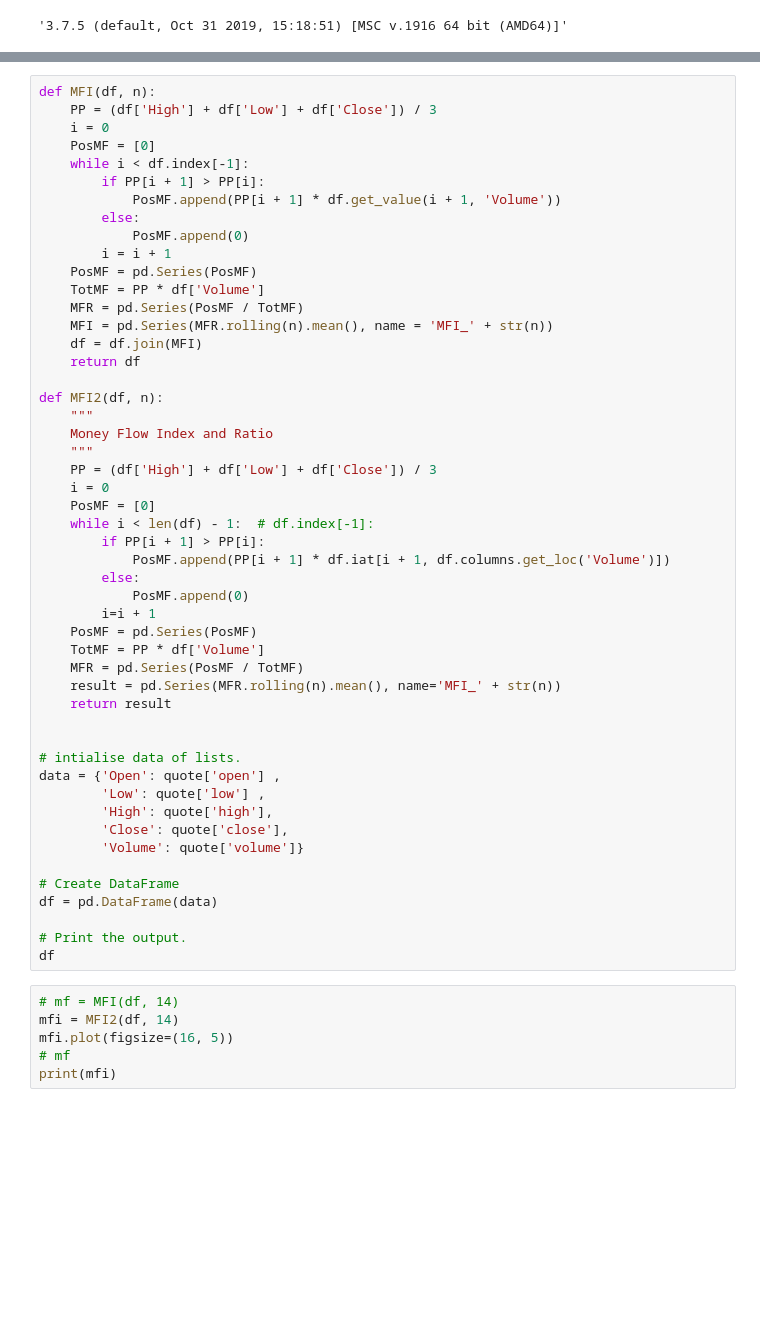
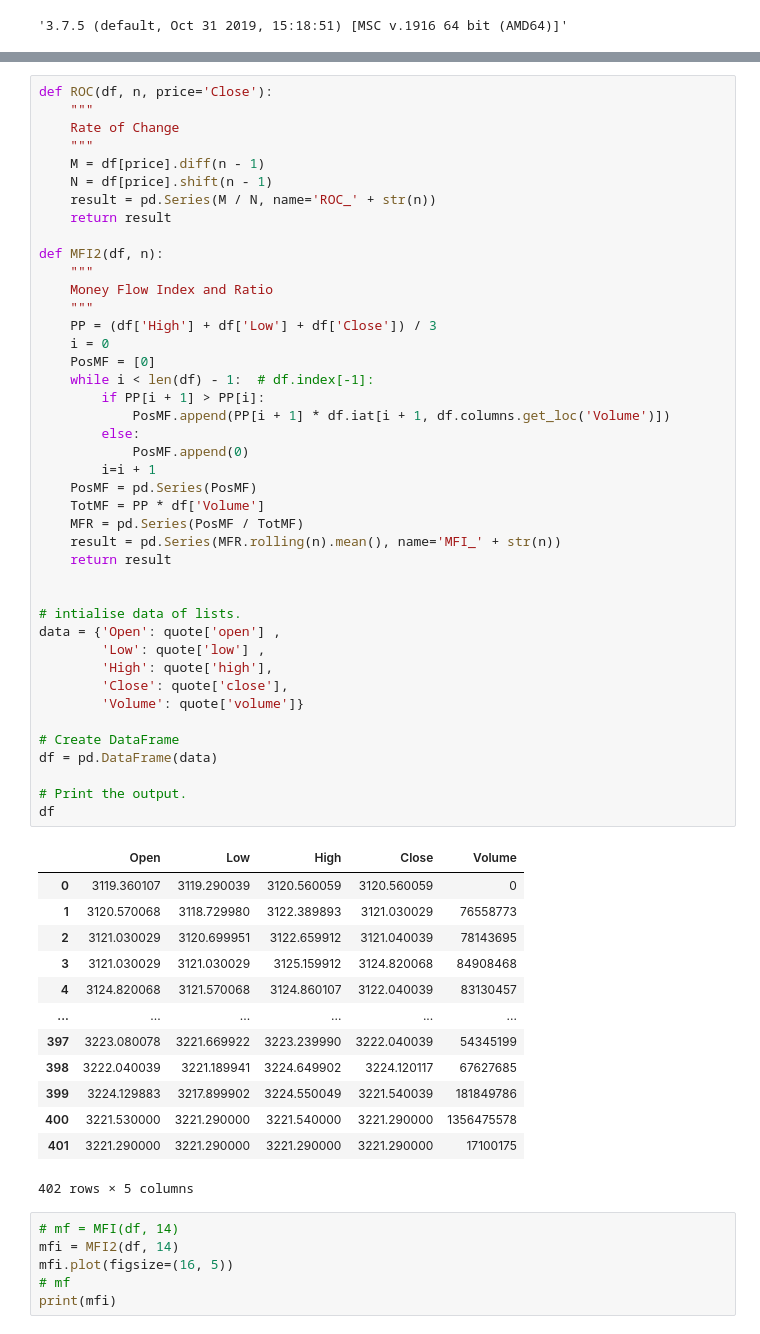
Before and after one commit to mazecore/Py_algotrader, a Jupyter notebook: TradingBot.ipynb, the cells around one changed output, grey strips where cells are left out. Saved outputs shown, nothing was run; the diff lists cells and outputs as text; blank space fills up the shorter version.

```diff
--- a/TradingBot.ipynb
+++ b/TradingBot.ipynb
@@ -32,55 +35,61 @@ yahoo = r.json()
 time = yahoo["chart"]["result"][0]["timestamp"]
 quote = yahoo["chart"]["result"][0]["indicators"]["quote"][0]
 # %%
-def MFI(df, n):
-    PP = (df['High'] + df['Low'] + df['Close']) / 3
-    i = 0
-    PosMF = [0]
-    while i < df.index[-1]:
-        if PP[i + 1] > PP[i]:
-            PosMF.append(PP[i + 1] * df.get_value(i + 1, 'Volume'))
-        else:
-            PosMF.append(0)
-        i = i + 1
-    PosMF = pd.Series(PosMF)
-    TotMF = PP * df['Volume']
-    MFR = pd.Series(PosMF / TotMF)
-    MFI = pd.Series(MFR.rolling(n).mean(), name = 'MFI_' + str(n))
-    df = df.join(MFI)
-    return df
+def ROC(df, n, price='Close'):
+    """
+    Rate of Change
+    """
+    M = df[price].diff(n - 1)
+    N = df[price].shift(n - 1)
+    result = pd.Series(M / N, name='ROC_' + str(n))
+    return result
 
 def MFI2(df, n):
     """
     Money Flow Index and Ratio
     """
     PP = (df['High'] + df['Low'] + df['Close']) / 3
     i = 0
     PosMF = [0]
     while i < len(df) - 1:  # df.index[-1]:
         if PP[i + 1] > PP[i]:
             PosMF.append(PP[i + 1] * df.iat[i + 1, df.columns.get_loc('Volume')])
         else:
             PosMF.append(0)
         i=i + 1
     PosMF = pd.Series(PosMF)
     TotMF = PP * df['Volume']
     MFR = pd.Series(PosMF / TotMF)
     result = pd.Series(MFR.rolling(n).mean(), name='MFI_' + str(n))
     return result
 
 
 # intialise data of lists.
 data = {'Open': quote['open'] ,
         'Low': quote['low'] ,
         'High': quote['high'],
         'Close': quote['close'],
         'Volume': quote['volume']}
 
 # Create DataFrame
 df = pd.DataFrame(data)
 
 # Print the output.
 df
+# %% [output]
+|  | Open | Low | High | Close | Volume |
+| 0 | 3119.360107 | 3119.290039 | 3120.560059 | 3120.560059 | 0 |
+| 1 | 3120.570068 | 3118.729980 | 3122.389893 | 3121.030029 | 76558773 |
+| 2 | 3121.030029 | 3120.699951 | 3122.659912 | 3121.040039 | 78143695 |
+| 3 | 3121.030029 | 3121.030029 | 3125.159912 | 3124.820068 | 84908468 |
+| 4 | 3124.820068 | 3121.570068 | 3124.860107 | 3122.040039 | 83130457 |
+| ... | ... | ... | ... | ... | ... |
+| 397 | 3223.080078 | 3221.669922 | 3223.239990 | 3222.040039 | 54345199 |
+| 398 | 3222.040039 | 3221.189941 | 3224.649902 | 3224.120117 | 67627685 |
+| 399 | 3224.129883 | 3217.899902 | 3224.550049 | 3221.540039 | 181849786 |
+| 400 | 3221.530000 | 3221.290000 | 3221.540000 | 3221.290000 | 1356475578 |
+| 401 | 3221.290000 | 3221.290000 | 3221.290000 | 3221.290000 | 17100175 |
+402 rows × 5 columns
 # %%
 # mf = MFI(df, 14)
 mfi = MFI2(df, 14)
```
Also changed, not shown: parts of 8 cells of this notebook, 5 other files.
